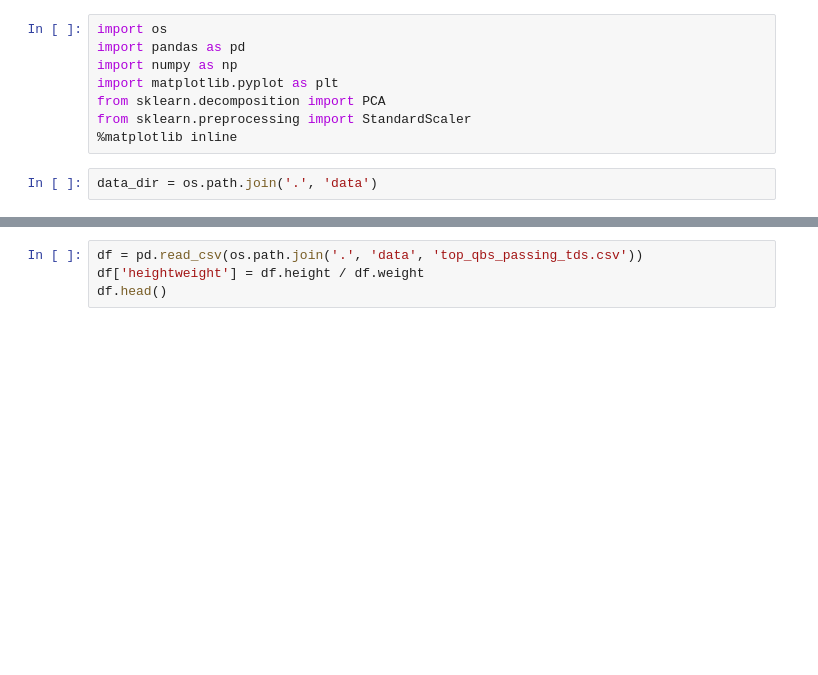
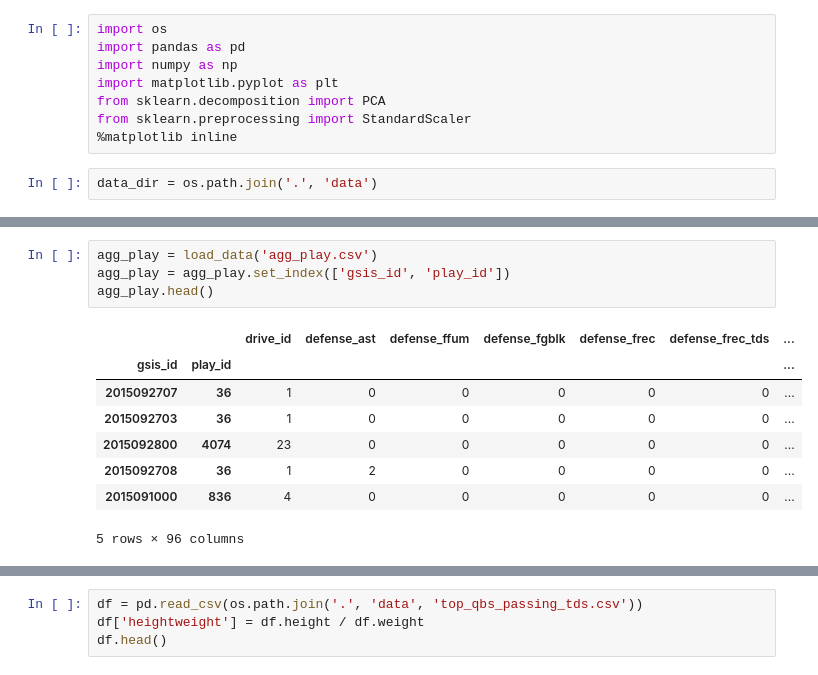
Before and after one commit to nrstott/nfldb_data_exploration, a Jupyter notebook: PCA.ipynb, the cells around one changed output, grey strips where cells are left out. Saved outputs shown, nothing was run; the diff lists cells and outputs as text; blank space fills up the shorter version.

```diff
--- a/PCA.ipynb
+++ b/PCA.ipynb
@@ -31,0 +49,13 @@ agg_play.head()
+# %%
+agg_play = load_data('agg_play.csv')
+agg_play = agg_play.set_index(['gsis_id', 'play_id'])
+agg_play.head()
+# %% [output]
+|  |  | drive_id | defense_ast | defense_ffum | defense_fgblk | defense_frec | defense_frec_tds | ... |
+| gsis_id | play_id |  |  |  |  |  |  | ... |
+| 2015092707 | 36 | 1 | 0 | 0 | 0 | 0 | 0 | ... |
+| 2015092703 | 36 | 1 | 0 | 0 | 0 | 0 | 0 | ... |
+| 2015092800 | 4074 | 23 | 0 | 0 | 0 | 0 | 0 | ... |
+| 2015092708 | 36 | 1 | 2 | 0 | 0 | 0 | 0 | ... |
+| 2015091000 | 836 | 4 | 0 | 0 | 0 | 0 | 0 | ... |
+5 rows × 96 columns
```
Also changed, not shown: parts of 12 cells of this notebook.
